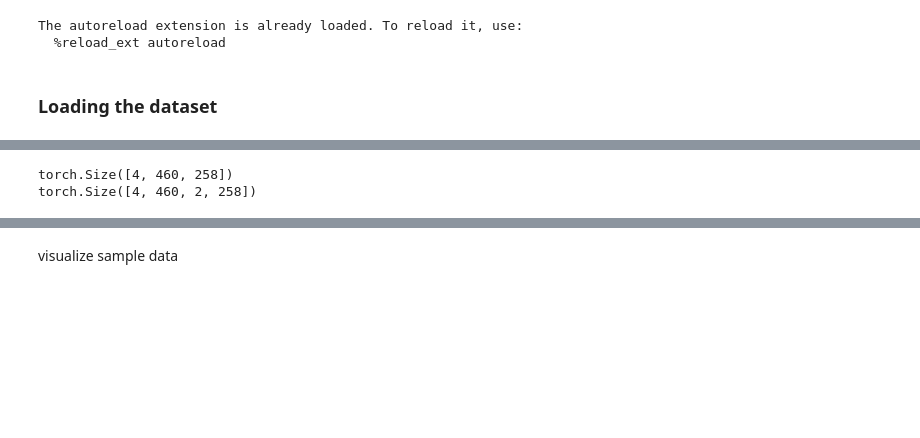
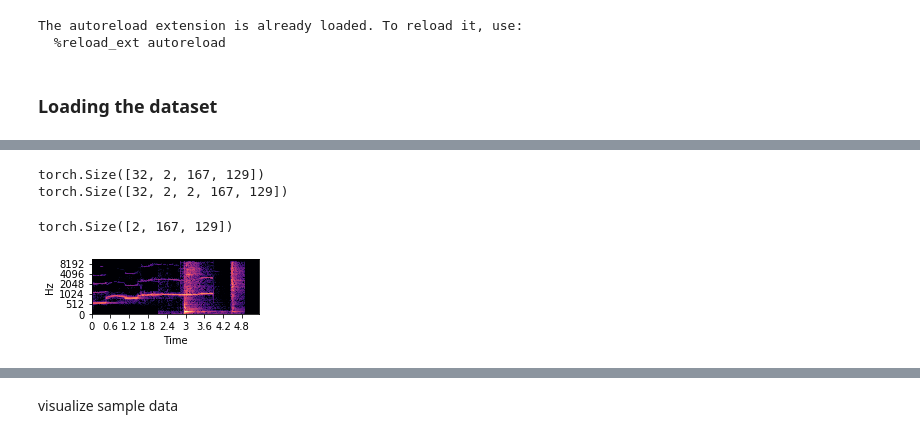
Before and after one commit to tianjunm/monaural-source-separation, a Jupyter notebook: notebooks/scratch(LSTM).ipynb, the cells around one changed output, grey strips where cells are left out. Saved outputs shown, nothing was run; the diff lists cells and outputs as text; code cells hidden in the pictures; blank space fills up the shorter version.

```diff
--- a/notebooks/scratch(LSTM).ipynb
+++ b/notebooks/scratch(LSTM).ipynb
@@ -47,0 +38,10 @@ dataloader = torch.utils.data.DataLoader(d, batch_size=4, shuffle=False)
+# %%
+config_path = '/work/tianjunm/monaural-source-separation/experiments/hyperparameter/csa_lstm/000.json'
+with open(config_path) as f:
+    config = json.load(f)
+# %%
+train_dataloader = datasets.setup.prepare_dataloader(config, 'train')
+
+val_dataloader = datasets.setup.prepare_dataloader(config, 'val')
+
+model = models.setup.prepare_model(config, train_dataloader.dataset.input_shape)
@@ -48,15 +188,12 @@ dataloader = torch.utils.data.DataLoader(d, batch_size=4, shuffle=False)
 # %%
-for i, info in enumerate(dataloader):
-    aggregate = info['aggregate']
-#     ground_truths_in = info['ground_truths_in']
-#     ground_truths_gt = info['ground_truths_gt']
-    ground_truths = info['ground_truths']
-
+for i, batch in enumerate(val_dataloader):
+    model_input = batch['model_input']
+    ground_truths = batch['ground_truths']
+    components = batch['component_info']
     break
 
-print(aggregate.shape)
-# print(len(ground_truths))
+print(model_input.shape)
 print(ground_truths.shape)
 # %% [output]
-torch.Size([4, 460, 258])
-torch.Size([4, 460, 2, 258])
+torch.Size([32, 2, 167, 129])
+torch.Size([32, 2, 2, 167, 129])
@@ -62,0 +244,13 @@ torch.Size([4, 460, 2, 258])
+# %%
+batch_idx = 4
+sample_input = model_input[batch_idx]
+sample_gt = ground_truths[batch_idx]
+sample_components = [samples[batch_idx] for samples in components]
+
+sample_input.size()
+# %% [output]
+torch.Size([2, 167, 129])
+# %%
+visualize_input(sample_input, config, 'spectrogram')
+# %% [output]
+[figure, added]
```
Also changed, not shown: parts of 20 cells of this notebook, 11 other files.
